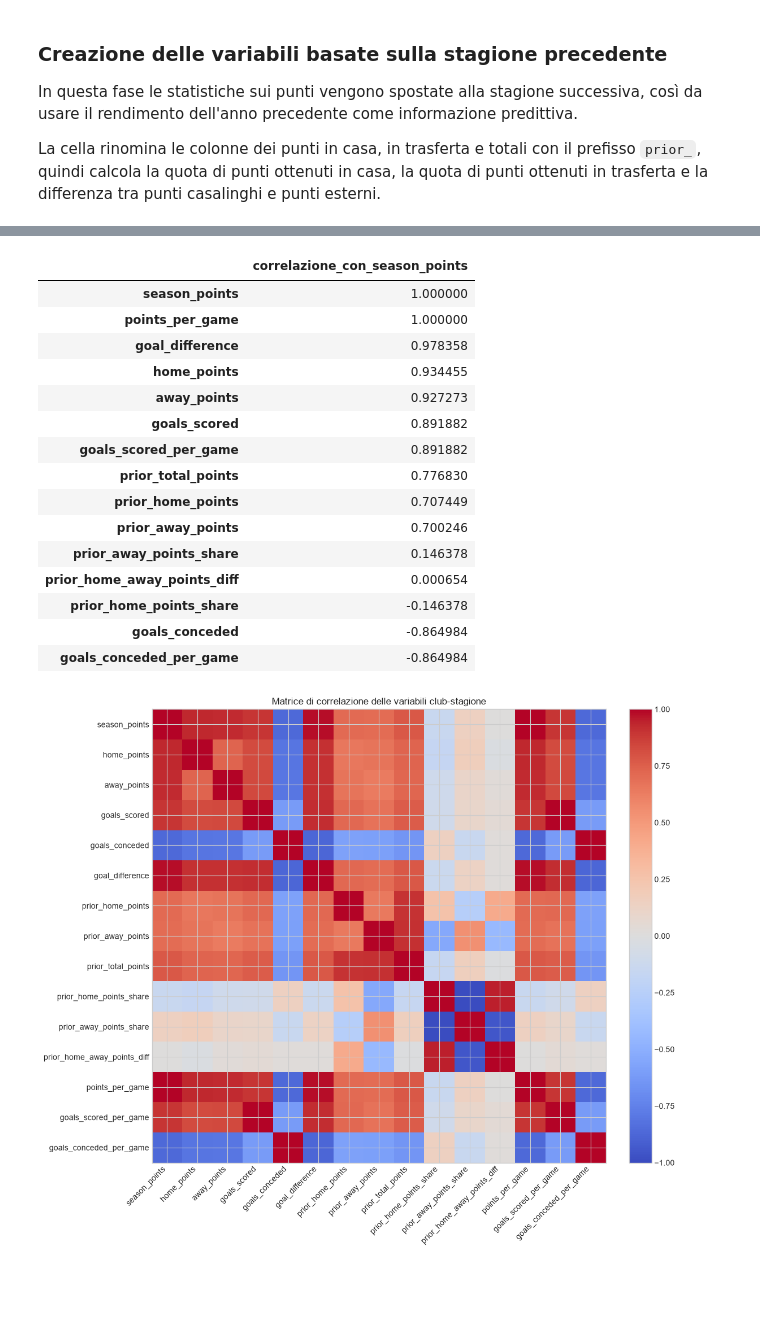
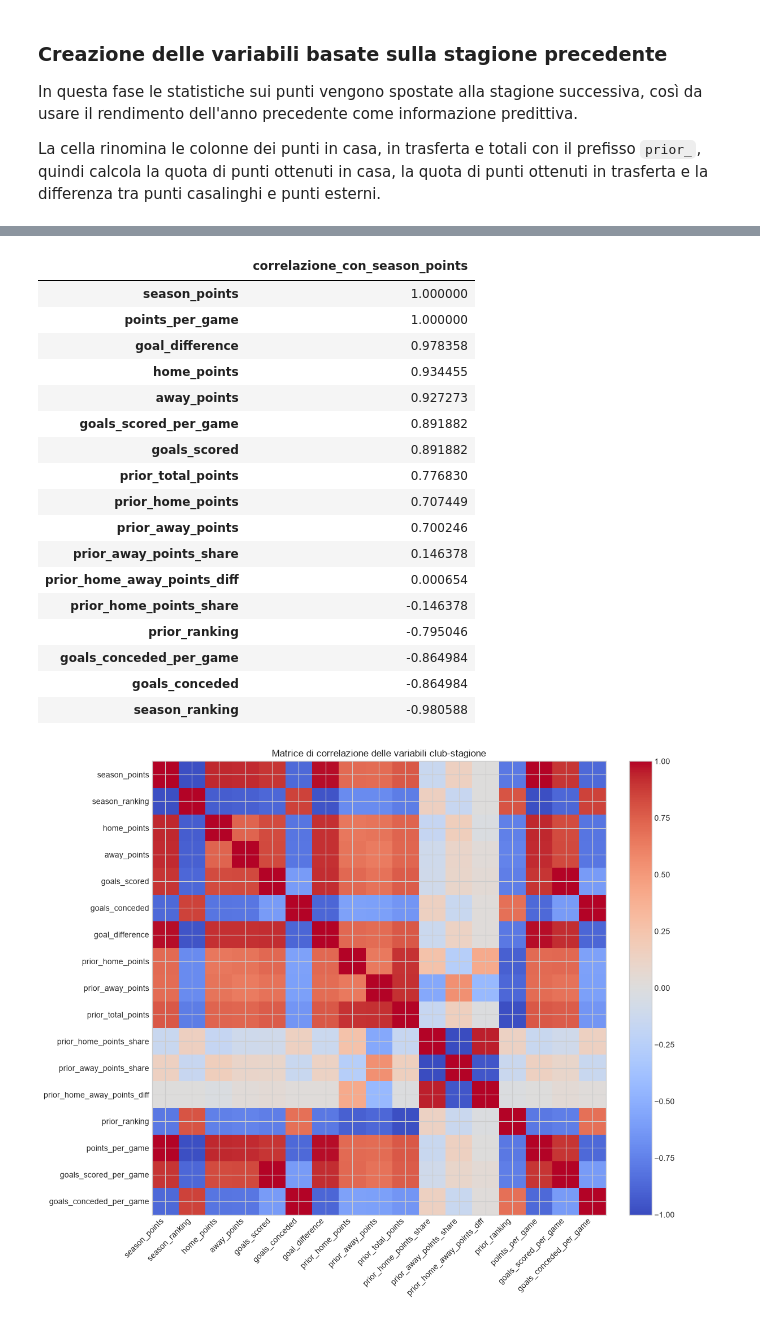
Before and after one commit to burraco04/serieA-Prediction-Model, a Jupyter notebook: notebook.ipynb, the cells around one changed output, grey strips where cells are left out. Drawn from its saved outputs; the diff is of its cells as text; code cells hidden in the pictures; blank space fills up the shorter version.

Commit message:
Add ranking graphics

```diff
--- a/notebook.ipynb
+++ b/notebook.ipynb
@@ -553,5 +555,7 @@ season_points = home_points.merge(away_points, left_on=['season', 'home_club_nam
 season_points = season_points.drop('away_club_name', axis='columns')
 season_points['points'] = season_points['away_club_points'] + season_points['home_club_points']
 season_points = season_points.rename(columns={'home_club_points': 'home_points', 'away_club_points': 'away_points'})
+season_points['ranking'] = season_points.groupby('season')['points'].rank(method='min', ascending=False).astype(int)
+season_points = season_points.sort_values(['season', 'ranking', 'home_club_name']).reset_index(drop=True)
 season_points
 # %% [output]
@@ -616,7 +620,8 @@ prior_season_home_away = prior_season_home_away.rename(columns={
     'home_club_name': 'club_name',
     'home_points': 'prior_home_points',
     'away_points': 'prior_away_points',
-    'points': 'prior_total_points'
+    'points': 'prior_total_points',
+    'ranking': 'prior_ranking'
 })
 prior_season_home_away['prior_home_points_share'] = prior_season_home_away['prior_home_points'] / prior_season_home_away['prior_total_points']
 prior_season_home_away['prior_away_points_share'] = prior_season_home_away['prior_away_points'] / prior_season_home_away['prior_total_points']
@@ -655,7 +660,8 @@ plt.style.use('seaborn-v0_8-whitegrid')
 
 season_points_eda = season_points.rename(columns={
     'home_club_name': 'club_name',
-    'points': 'season_points'
+    'points': 'season_points',
+    'ranking': 'season_ranking'
 })
 
 goals_eda = goals.rename(columns={
@@ -699,13 +705,23 @@ team_value_cols = [
     'national_team_players',
     'stadium_seats'
 ]
-team_eda = seriea_teams_values_5y[team_value_cols].copy().rename(columns={'name': 'club_name'})
+team_eda = seriea_teams_values_5y[
+    seriea_teams_values_5y['last_season'] == 2025
+][team_value_cols].copy().rename(columns={'name': 'club_name'})
 player_eda = seriea_players[[
     'player_id', 'name', 'position', 'sub_position', 'foot',
     'current_club_name', 'current_club_id', 'market_value_in_eur', 'highest_market_value_in_eur'
 ]].copy()
 
 player_position_counts = player_eda['position'].fillna('Unknown').value_counts()
+ranking_stats_by_club = eda_club_season.groupby('club_name')['season_ranking'].agg(
+    ranking_mean='mean',
+    ranking_median='median',
+    ranking_std='std',
+    seasons_played='count'
+).sort_values(['ranking_mean', 'ranking_median', 'ranking_std'])
+top_average_ranking = ranking_stats_by_club.head(10).reset_index()
+
 top_market = team_eda.sort_values('team_market_value', ascending=False).head(10)[[
     'club_name', 'team_market_value', 'top11_market_value', 'top5_market_value'
 ]]
@@ -821,8 +942,8 @@ plt.show()
 # %%
 club_corr_cols = [
-    'season_points', 'home_points', 'away_points', 'goals_scored', 'goals_conceded',
+    'season_points', 'season_ranking', 'home_points', 'away_points', 'goals_scored', 'goals_conceded',
     'goal_difference', 'prior_home_points', 'prior_away_points', 'prior_total_points',
-    'prior_home_points_share', 'prior_away_points_share', 'prior_home_away_points_diff',
+    'prior_home_points_share', 'prior_away_points_share', 'prior_home_away_points_diff', 'prior_ranking',
     'points_per_game', 'goals_scored_per_game', 'goals_conceded_per_game'
 ]
 club_corr = eda_club_season[club_corr_cols].corr()
@@ -844,35 +965,37 @@ team_corr_cols = [
     'foreigners_number', 'foreigners_percentage', 'national_team_players', 'stadium_seats'
 ]
 team_corr = team_eda[team_corr_cols].corr()
 display(team_corr['team_market_value'].sort_values(ascending=False).to_frame('correlazione_con_team_market_value'))
 
 fig, ax = plt.subplots(figsize=(10, 8))
 im = ax.imshow(team_corr.values, cmap='coolwarm', vmin=-1, vmax=1)
 ax.set_xticks(range(len(team_corr_cols)))
 ax.set_yticks(range(len(team_corr_cols)))
 ax.set_xticklabels(team_corr_cols, rotation=45, ha='right')
 ax.set_yticklabels(team_corr_cols)
 ax.set_title('Matrice di correlazione delle variabili squadra')
 fig.colorbar(im, ax=ax, fraction=0.046, pad=0.04)
 plt.tight_layout()
 plt.show()
 # %% [output]
 |  | correlazione_con_season_points |
 | season_points | 1.000000 |
 | points_per_game | 1.000000 |
 | goal_difference | 0.978358 |
 | home_points | 0.934455 |
 | away_points | 0.927273 |
+| goals_scored_per_game | 0.891882 |
 | goals_scored | 0.891882 |
-| goals_scored_per_game | 0.891882 |
 | prior_total_points | 0.776830 |
 | prior_home_points | 0.707449 |
 | prior_away_points | 0.700246 |
 | prior_away_points_share | 0.146378 |
 | prior_home_away_points_diff | 0.000654 |
 | prior_home_points_share | -0.146378 |
+| prior_ranking | -0.795046 |
+| goals_conceded_per_game | -0.864984 |
 | goals_conceded | -0.864984 |
-| goals_conceded_per_game | -0.864984 |
+| season_ranking | -0.980588 |
-[figure, old version]
+[figure, new version]
 |  | correlazione_con_team_market_value |
 | team_market_value | 1.000000 |
```
Also changed, not shown: parts of 7 cells of this notebook.
